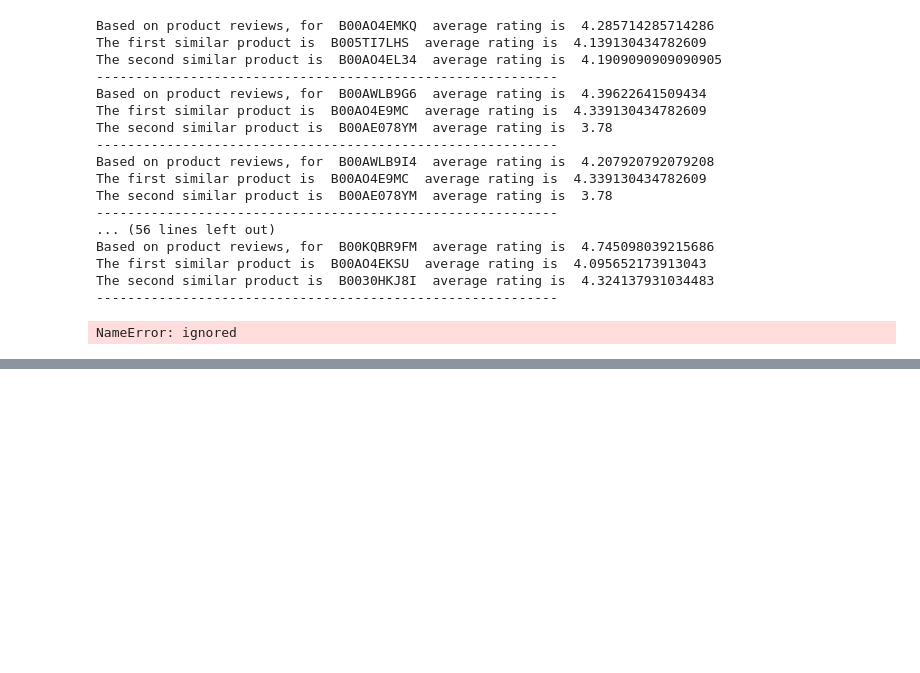
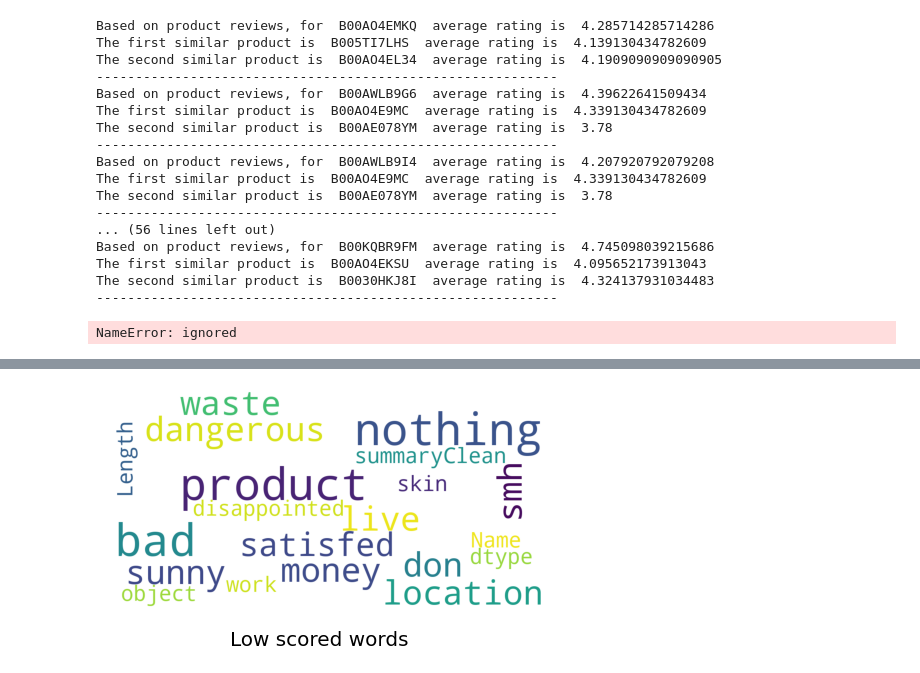
Before and after one commit to vanshika7-max/Amazon-Product-Recommendation-Engine, a Jupyter notebook: Vanshika_Raj_Product_Recommendation_Engine_Capstone_Project.ipynb, the cells around one changed output, grey strips where cells are left out. Drawn from its saved outputs; the diff is of its cells as text; code cells hidden in the pictures; blank space fills up the shorter version.

```diff
--- a/Vanshika_Raj_Product_Recommendation_Engine_Capstone_Project.ipynb
+++ b/Vanshika_Raj_Product_Recommendation_Engine_Capstone_Project.ipynb
@@ -611,0 +646,7 @@ NameError: ignored
+# %%
+new_df1 = rating_json.drop('helpful',1)
+frames = [new_df1, dfhelpful]
+
+result = new_df1.join(dfhelpful[['helpful','total']])
+
+result
@@ -611,0 +695,6 @@ NameError: ignored
+# %%
+review["sentiment"] = review["overall"].apply(lambda score:"positive" if score > 3 else "negative")
+review["usefulScore"] = (review["helpful"]/review["total"]).apply(lambda n: "useful" if n > 0.8 else "useless")
+
+
+review.head(5)
@@ -611,0 +793,5 @@ NameError: ignored
+# %%
+
+show_wordcloud(review[review.overall == 1]["summaryClean"], title = "Low scored words")
+# %% [output]
+[figure, added]
```
Also changed, not shown: parts of 33 cells of this notebook.
